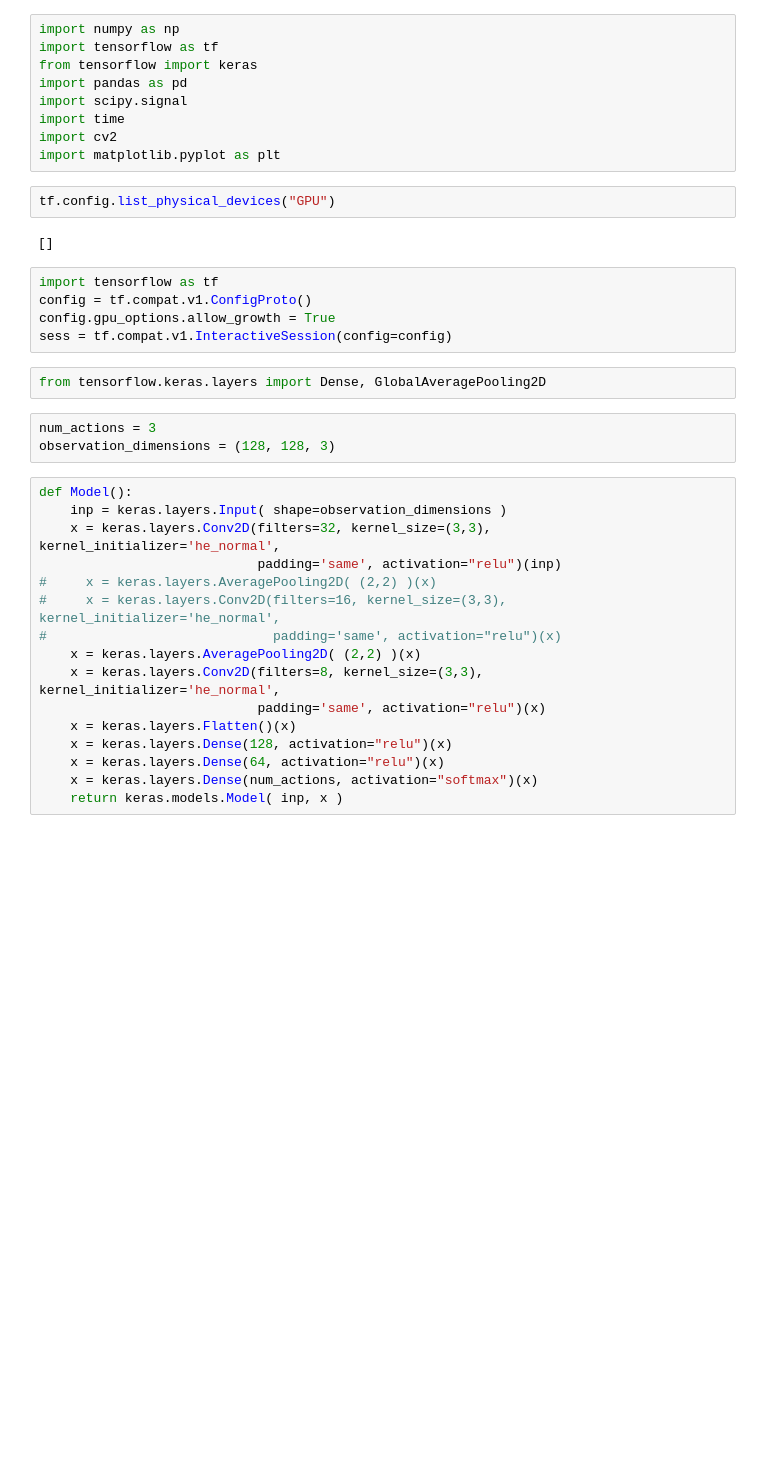
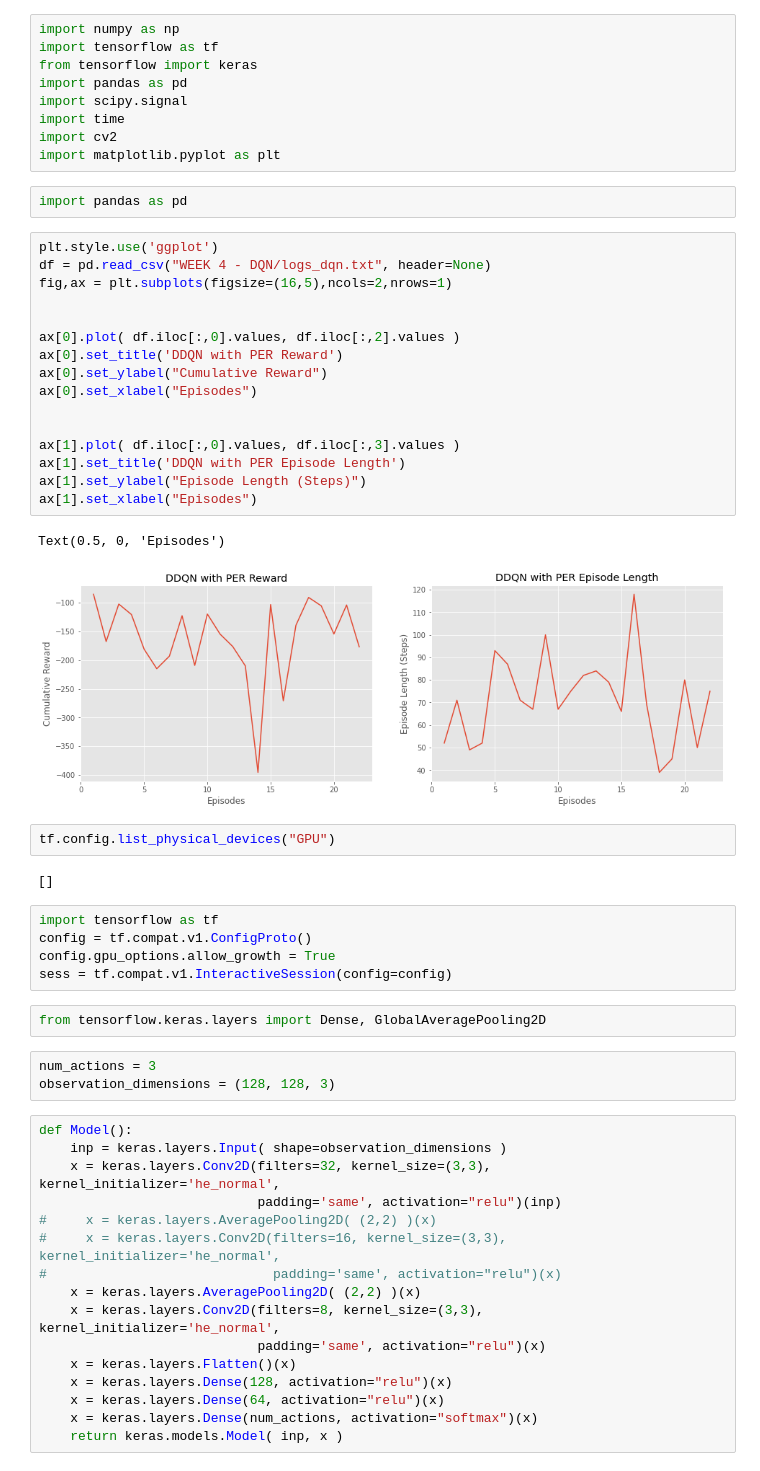
Before and after one commit to USC-CSCI527-Fall2021/autonomous_car_navigation, a Jupyter notebook: Classifier/classifier_carla.ipynb, the cells around one changed output. Saved outputs shown, nothing was run; the diff lists cells and outputs as text; blank space fills up the shorter version.

```diff
--- a/Classifier/classifier_carla.ipynb
+++ b/Classifier/classifier_carla.ipynb
@@ -7,6 +7,27 @@ import scipy.signal
 import time
 import cv2
 import matplotlib.pyplot as plt
+# %%
+import pandas as pd
+# %%
+plt.style.use('ggplot')
+df = pd.read_csv("WEEK 4 - DQN/logs_dqn.txt", header=None)
+fig,ax = plt.subplots(figsize=(16,5),ncols=2,nrows=1)
+
+
+ax[0].plot( df.iloc[:,0].values, df.iloc[:,2].values )
+ax[0].set_title('DDQN with PER Reward')
+ax[0].set_ylabel("Cumulative Reward")
+ax[0].set_xlabel("Episodes")
+
+
+ax[1].plot( df.iloc[:,0].values, df.iloc[:,3].values )
+ax[1].set_title('DDQN with PER Episode Length')
+ax[1].set_ylabel("Episode Length (Steps)")
+ax[1].set_xlabel("Episodes")
+# %% [output]
+Text(0.5, 0, 'Episodes')
+[figure, added]
 # %%
 tf.config.list_physical_devices("GPU")
 # %% [output]
```
Also changed, not shown: parts of 9 cells of this notebook, 8 other files.
